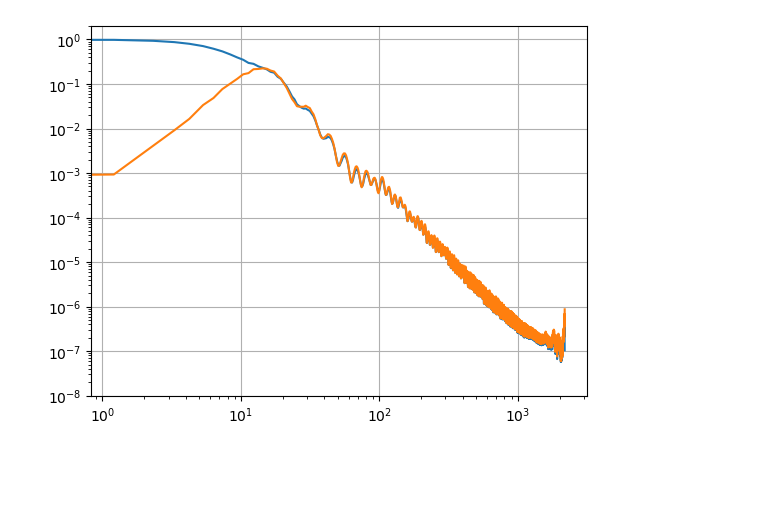
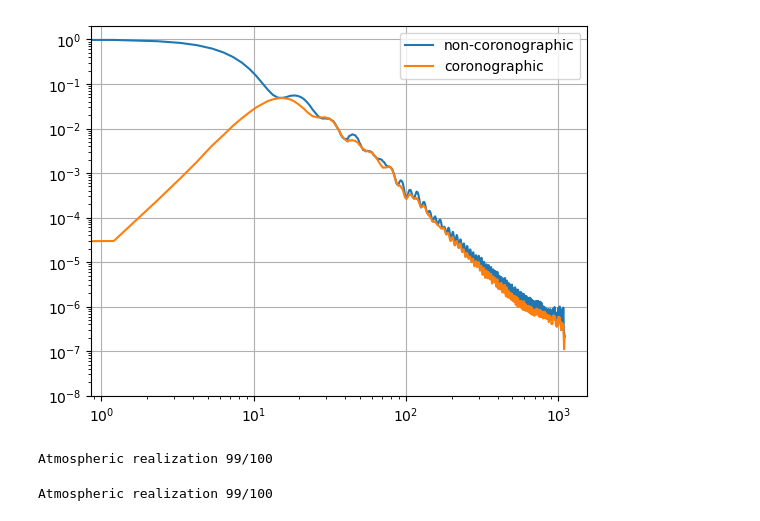
Before and after one commit to ArcetriAdaptiveOptics/arte, a Jupyter notebook: notebook/scratch_atmo_psds.ipynb, the cells around one changed output. Saved outputs shown, nothing was run; the diff lists cells and outputs as text; code cells hidden in the pictures; blank space fills up the shorter version.

```diff
--- a/notebook/scratch_atmo_psds.ipynb
+++ b/notebook/scratch_atmo_psds.ipynb
@@ -32,7 +32,7 @@ def showZoomCenter(image, pixelSize, maxValLog=None, red=0.2, mask=None, **kwarg
         imageZoomedLog = masked_array(imageZoomedLog, mask=1-mask[roi[0]: roi[1], roi[0]:roi[1]])
     imageShow(imageZoomedLog, pixelSize=pixelSize, **kwargs)
 # %%
-class MyPhaseGenerator(PhaseGenerator):
+class MyPhaseGenerator(AbstractPhaseScreenGenerator):
 
     def __init__(self,
                  screenSizeInPixels,
@@ -56,8 +56,8 @@ class MyPhaseGenerator(PhaseGenerator):
     def _get_scaling(self):
         return np.sqrt(0.0228) * self._screenSzInPx**(5. / 6)
 # %%
-pixPerMeter = 256
-D = 1.82
+pixPerMeter = 128
+D = 8
 N = 8
 
 Nmeters = N * D
@@ -120,7 +121,7 @@ plt.colorbar()
 cmask = CircularMask((screen.shape[0],screen.shape[1]),maskRadius=pixPerMeter//2)
 phase = screen[~cmask.mask()]
 # %%
-crop_mask = CircularMask((pixPerMeter+1,pixPerMeter+1),maskRadius=pixPerMeter//2)
+crop_mask = CircularMask((pixPerMeter+2,pixPerMeter+2),maskRadius=pixPerMeter//2)
 image = np.zeros(crop_mask.mask().shape)
 image[~crop_mask.mask()] = phase
 image = np.reshape(image, crop_mask.mask().shape)
@@ -156,5 +157,5 @@ plt.title('Piston-Tip-Tilt')
 plt.subplot(1,3,3)
 plt.imshow(np.ma.masked_array(filt_image,mask=crop_mask.mask()),origin='lower',cmap='RdGy')
 plt.colorbar()
-plt.title('PFiltered phase')
+plt.title('PTT Filtered phase')
 # %% [output]
@@ -198,13 +200,14 @@ showZoomCenter(coro_psf, 1/oversampling, np.max(np.log(psf)))
 # %%
 rad_psf, distance = computeRadialProfile(psf, psf.shape[0]//2, psf.shape[1]//2)
 rad_coro_psf, _ = computeRadialProfile(coro_psf, psf.shape[0]//2, psf.shape[1]//2)
 
 plt.figure()
-plt.plot(distance, rad_psf/max(rad_psf))
-plt.plot(distance, rad_coro_psf/max(rad_psf))
+plt.plot(distance, rad_psf/max(rad_psf),label='non-coronographic')
+plt.plot(distance, rad_coro_psf/max(rad_psf),label='coronographic')
+plt.legend()
 plt.grid()
 plt.ylim([1e-8,2])
 plt.xscale('log')
 plt.yscale('log')
 # %% [output]
-[figure, old version]
+[figure, new version]
@@ -210,0 +265,8 @@ plt.yscale('log')
+# %%
+psf_rad_profile, coro_psf_rad_profile, pix_dist = average_multiple_phase_realizations(100, normalize=False, filter_ptt=False)
+# %% [output]
+Atmospheric realization 99/100
+# %%
+noptt_psf_rad, noptt_coro_psf_rad, _ = average_multiple_phase_realizations(100, normalize=False, filter_ptt=True)
+# %% [output]
+Atmospheric realization 99/100
```
Also changed, not shown: parts of 7 cells of this notebook.
